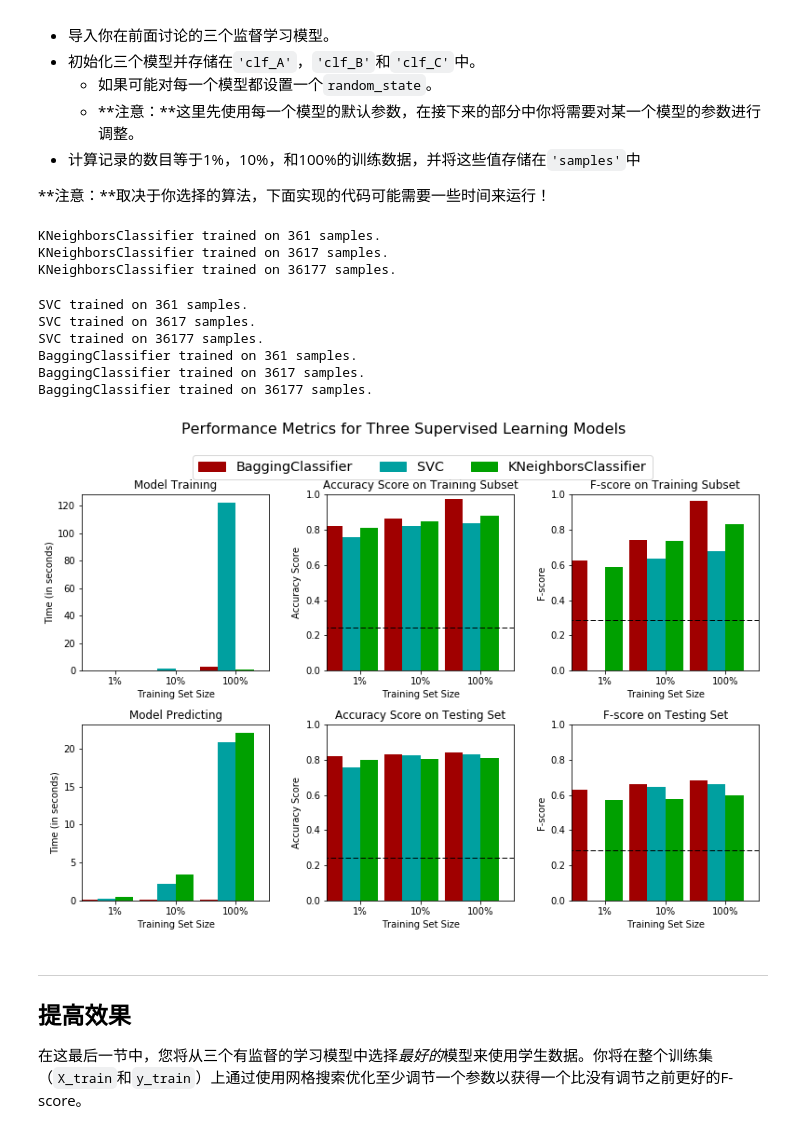
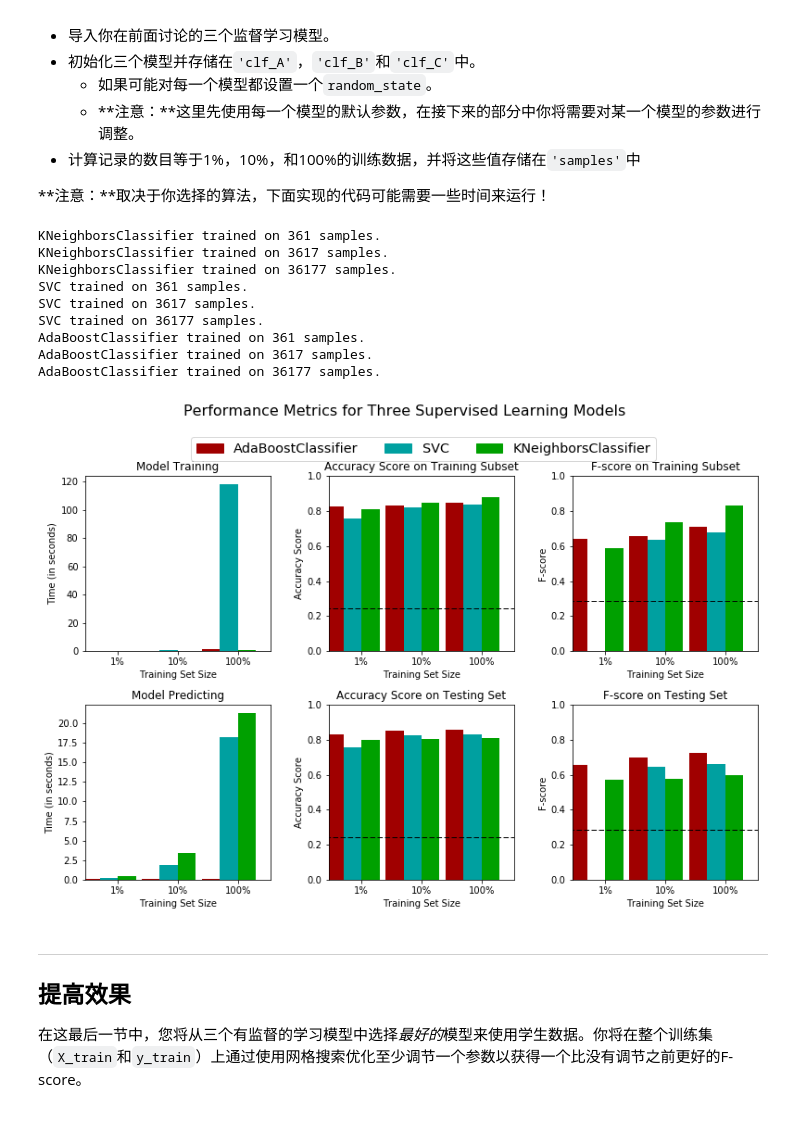
Before and after one commit to yyq263/finding_donor, a Jupyter notebook: finding_donors.ipynb, the cells around one changed output. Saved outputs shown, nothing was run; the diff lists cells and outputs as text; code cells hidden in the pictures.

```diff
--- a/finding_donors.ipynb
+++ b/finding_donors.ipynb
@@ -341,41 +397,41 @@ def train_predict(learner, sample_size, X_train, y_train, X_test, y_test):
 # %%
 # TODO：从sklearn中导入三个监督学习模型
 from sklearn.neighbors import KNeighborsClassifier
 from sklearn.svm import SVC
-from sklearn.ensemble import BaggingClassifier
+from sklearn.ensemble import AdaBoostClassifier
 # TODO：初始化三个模型
 clf_A = KNeighborsClassifier(n_neighbors=2)
 clf_B = SVC(random_state=56)
-clf_C = BaggingClassifier(random_state=99)
+clf_C = AdaBoostClassifier(random_state=99)
 
 # TODO：计算1%， 10%， 100%的训练数据分别对应多少点
 train_size = len(y_train)
 samples_1 = train_size / 100
 samples_10 = train_size / 10
 samples_100 = train_size
 
 # 收集学习器的结果
 results = {}
 for clf in [clf_A, clf_B, clf_C]:
     clf_name = clf.__class__.__name__
     results[clf_name] = {}
     for i, samples in enumerate([samples_1, samples_10, samples_100]):
         results[clf_name][i] = \
         train_predict(clf, samples, X_train, y_train, X_test, y_test)
 
 # 对选择的三个模型得到的评价结果进行可视化
 vs.evaluate(results, accuracy, fscore)
 # %% [output]
 KNeighborsClassifier trained on 361 samples.
 KNeighborsClassifier trained on 3617 samples.
 KNeighborsClassifier trained on 36177 samples.
+SVC trained on 361 samples.
+SVC trained on 3617 samples.
+SVC trained on 36177 samples.
+AdaBoostClassifier trained on 361 samples.
+AdaBoostClassifier trained on 3617 samples.
+AdaBoostClassifier trained on 36177 samples.
-SVC trained on 361 samples.
-SVC trained on 3617 samples.
-SVC trained on 36177 samples.
-BaggingClassifier trained on 361 samples.
-BaggingClassifier trained on 3617 samples.
-BaggingClassifier trained on 36177 samples.
-[figure, old version]
+[figure, new version]
 # %% [markdown]
 ----
 ## 提高效果
```
Also changed, not shown: parts of 12 cells of this notebook.
